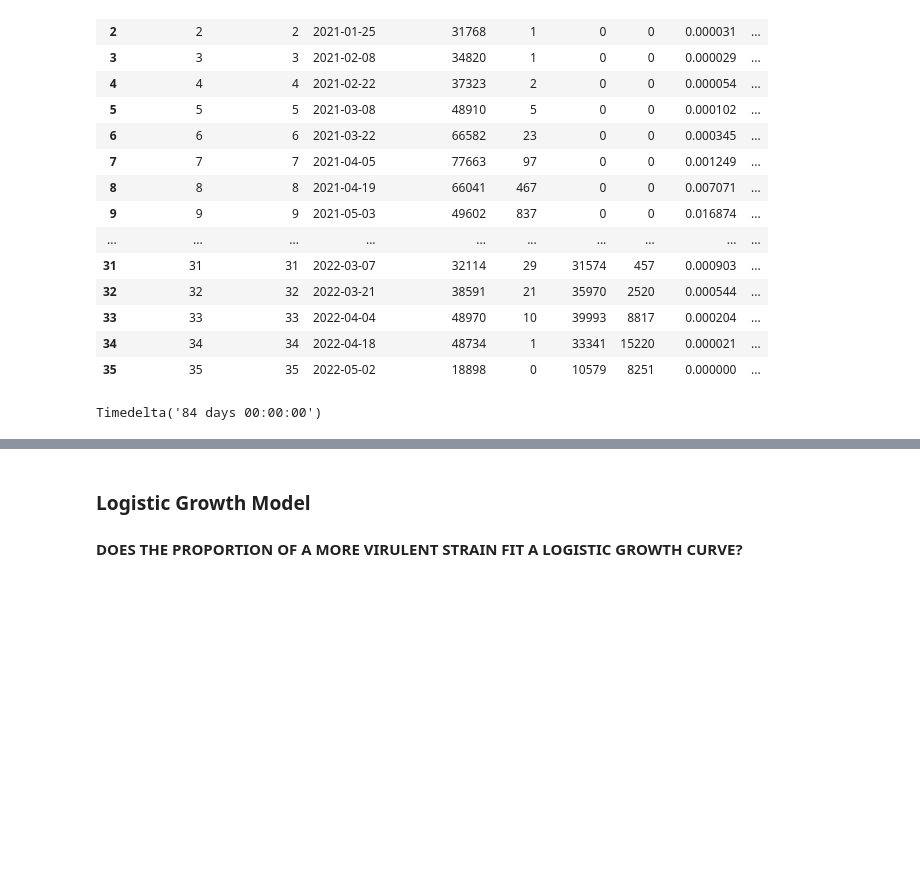
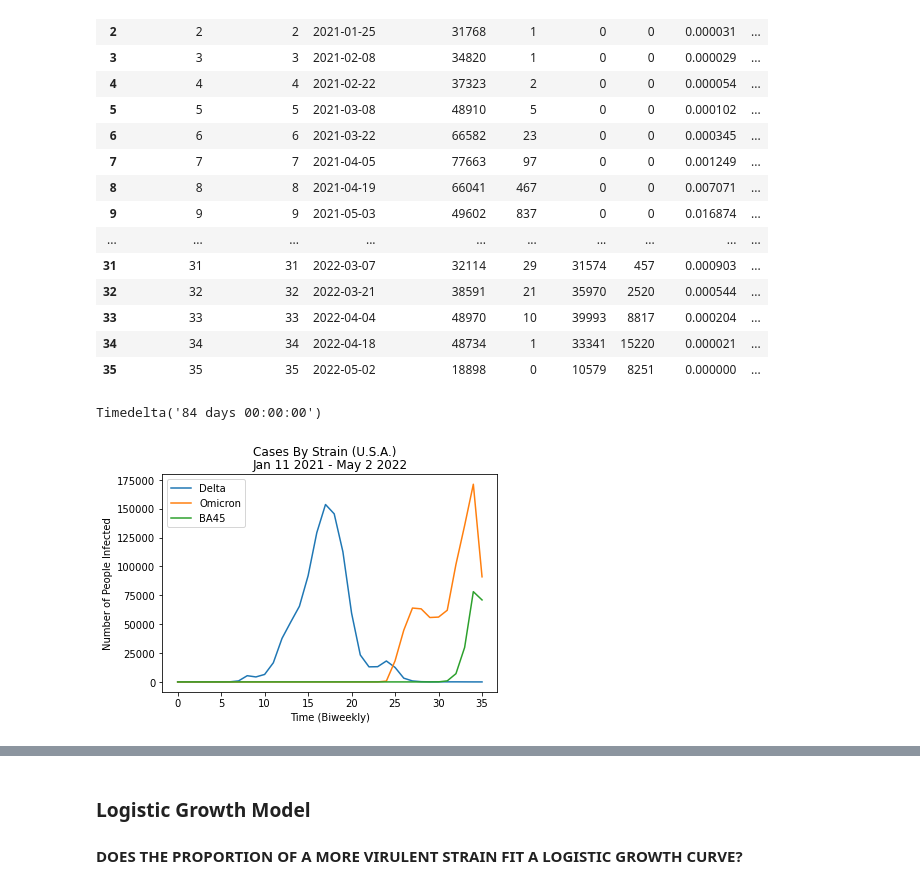
Before and after one commit to JennyHuang19/DOMATH_2022_COVID_MODELING, a Jupyter notebook: is_beta_wave_consistent.ipynb, the cells around one changed output, grey strips where cells are left out. Cells and saved outputs as stored; diff of their text form; code cells hidden in the pictures; blank space fills up the shorter version.

```diff
--- a/is_beta_wave_consistent.ipynb
+++ b/is_beta_wave_consistent.ipynb
@@ -287,5 +292,20 @@ covid_vc["date_time"] = ds
 covid_vc["date_time"][15] - covid_vc["date_time"][9]
 # %% [output]
 Timedelta('84 days 00:00:00')
+# %%
+fig, ax = plt.subplots()
+ax.plot(covid_vc["numDelta"], label='Delta')
+ax.plot(covid_vc["numOmicron"], label='Omicron')
+ax.plot(covid_vc["numBA45"], label='BA45')
+legend = ax.legend(loc='upper left')
+
+plt.title('Jan 11 2021 - May 2 2022')
+plt.suptitle("Cases By Strain (U.S.A.)")
+plt.xlabel('Time (Biweekly)')
+plt.ylabel('Number of People Infected')
+
+fig.savefig(r'/Users/JennyH/Documents/math690/figures/num_cases_usa.pdf', bbox_inches="tight")
+# %% [output]
+[figure, added]
 # %%
 fig, ax = plt.subplots()
```
Also changed, not shown: parts of 19 cells of this notebook.
